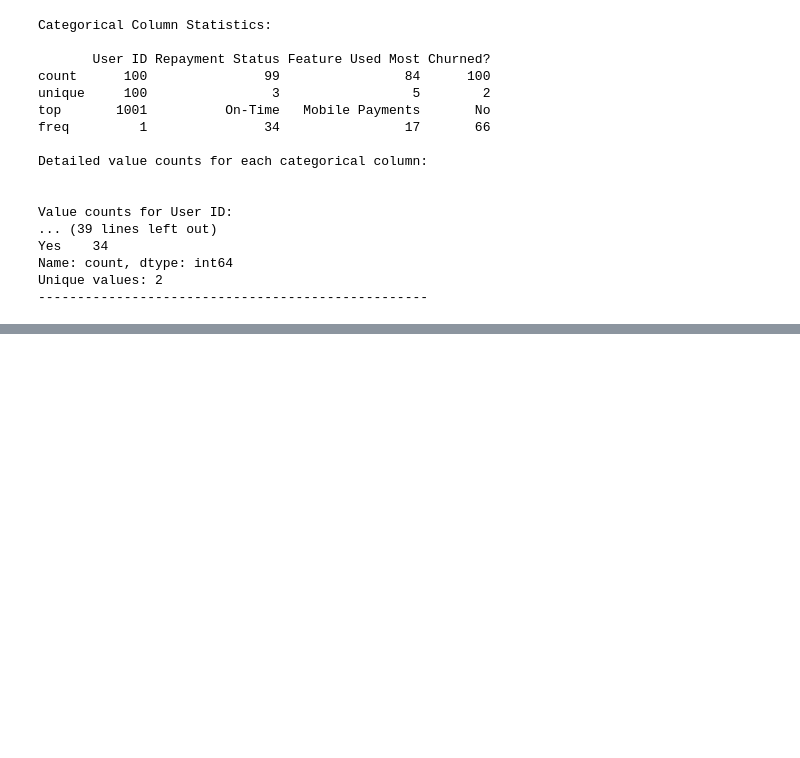
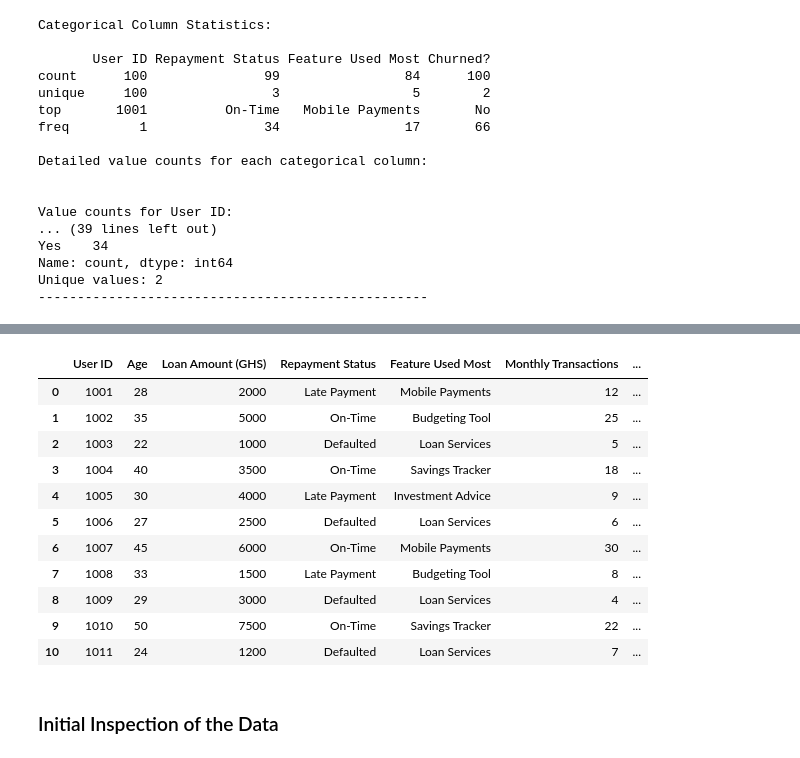
Before and after one commit to aquashie14/PaySwift-Ghana-Insights, a Jupyter notebook: Notebooks/PSG.ipynb, the cells around one changed output, grey strips where cells are left out. Cells and saved outputs as stored; diff of their text form; code cells hidden in the pictures; blank space fills up the shorter version.

```diff
--- a/Notebooks/PSG.ipynb
+++ b/Notebooks/PSG.ipynb
@@ -166,0 +199,23 @@ Unique values: 2
+# %%
+# Handling missing values in repayment status
+payswift_data.loc[payswift_data['Repayment Status'].isna() & (payswift_data['Default Risk (1-5)'] >= 4), 'Repayment Status'] = 'Defaulted'
+payswift_data.loc[payswift_data['Repayment Status'].isna() & (payswift_data['Default Risk (1-5)'] == 3) & (payswift_data['Churned?'] == 'Yes'), 'Repayment Status'] = 'Late Payment'
+payswift_data.loc[payswift_data['Repayment Status'].isna() & (payswift_data['Default Risk (1-5)'] <= 2), 'Repayment Status'] = 'On-Time'
+payswift_data['Repayment Status'] = payswift_data['Repayment Status'].fillna('Unknown')
+# %%
+payswift_data.head(11)
+# %% [output]
+|  | User ID | Age | Loan Amount (GHS) | Repayment Status | Feature Used Most | Monthly Transactions | ... |
+| 0 | 1001 | 28 | 2000 | Late Payment | Mobile Payments | 12 | ... |
+| 1 | 1002 | 35 | 5000 | On-Time | Budgeting Tool | 25 | ... |
+| 2 | 1003 | 22 | 1000 | Defaulted | Loan Services | 5 | ... |
+| 3 | 1004 | 40 | 3500 | On-Time | Savings Tracker | 18 | ... |
+| 4 | 1005 | 30 | 4000 | Late Payment | Investment Advice | 9 | ... |
+| 5 | 1006 | 27 | 2500 | Defaulted | Loan Services | 6 | ... |
+| 6 | 1007 | 45 | 6000 | On-Time | Mobile Payments | 30 | ... |
+| 7 | 1008 | 33 | 1500 | Late Payment | Budgeting Tool | 8 | ... |
+| 8 | 1009 | 29 | 3000 | Defaulted | Loan Services | 4 | ... |
+| 9 | 1010 | 50 | 7500 | On-Time | Savings Tracker | 22 | ... |
+| 10 | 1011 | 24 | 1200 | Defaulted | Loan Services | 7 | ... |
+# %% [markdown]
+### Initial Inspection of the Data
```
Also changed, not shown: parts of 2 cells of this notebook.
